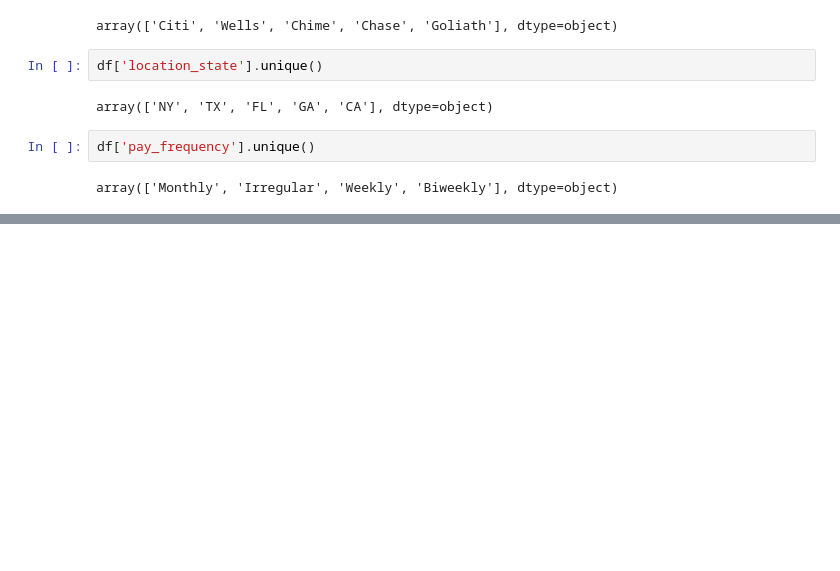
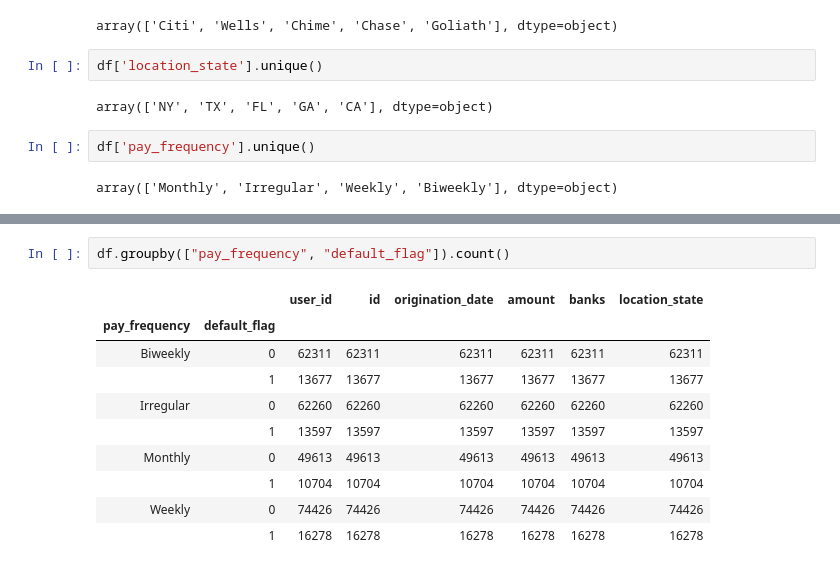
Before and after one commit to TaraRosen/brigit_assessment, a Jupyter notebook: rosen_tara_brigit_assessment.ipynb, the cells around one changed output, grey strips where cells are left out. Cells and saved outputs as stored; diff of their text form; blank space fills up the shorter version.

```diff
--- a/rosen_tara_brigit_assessment.ipynb
+++ b/rosen_tara_brigit_assessment.ipynb
@@ -132,0 +172,13 @@ sns.barplot()
+# %%
+df.groupby(["pay_frequency", "default_flag"]).count()
+# %% [output]
+|  |  | user_id | id | origination_date | amount | banks | location_state |
+| pay_frequency | default_flag |  |  |  |  |  |  |
+| Biweekly | 0 | 62311 | 62311 | 62311 | 62311 | 62311 | 62311 |
+|  | 1 | 13677 | 13677 | 13677 | 13677 | 13677 | 13677 |
+| Irregular | 0 | 62260 | 62260 | 62260 | 62260 | 62260 | 62260 |
+|  | 1 | 13597 | 13597 | 13597 | 13597 | 13597 | 13597 |
+| Monthly | 0 | 49613 | 49613 | 49613 | 49613 | 49613 | 49613 |
+|  | 1 | 10704 | 10704 | 10704 | 10704 | 10704 | 10704 |
+| Weekly | 0 | 74426 | 74426 | 74426 | 74426 | 74426 | 74426 |
+|  | 1 | 16278 | 16278 | 16278 | 16278 | 16278 | 16278 |
```
Also changed, not shown: parts of 12 cells of this notebook.
